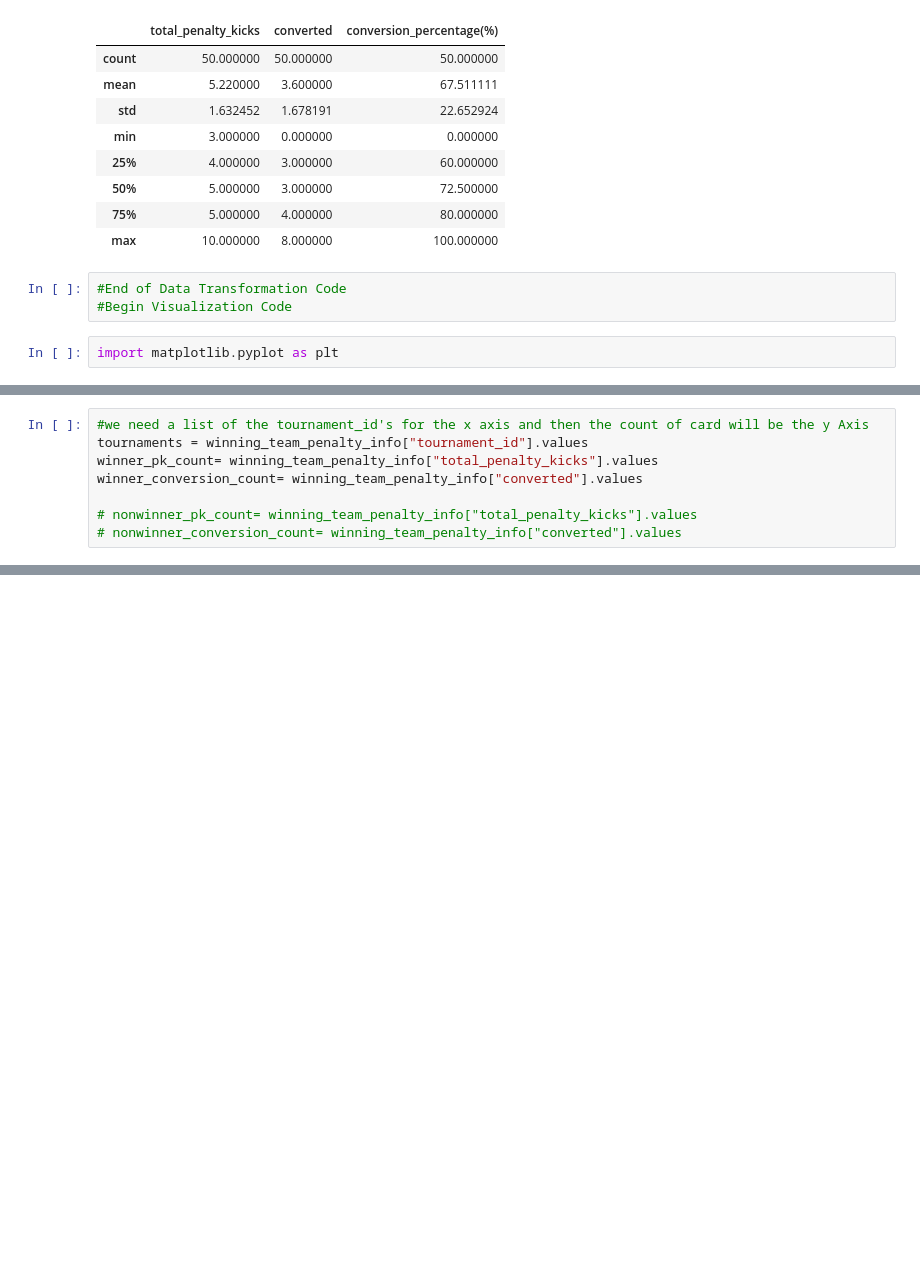
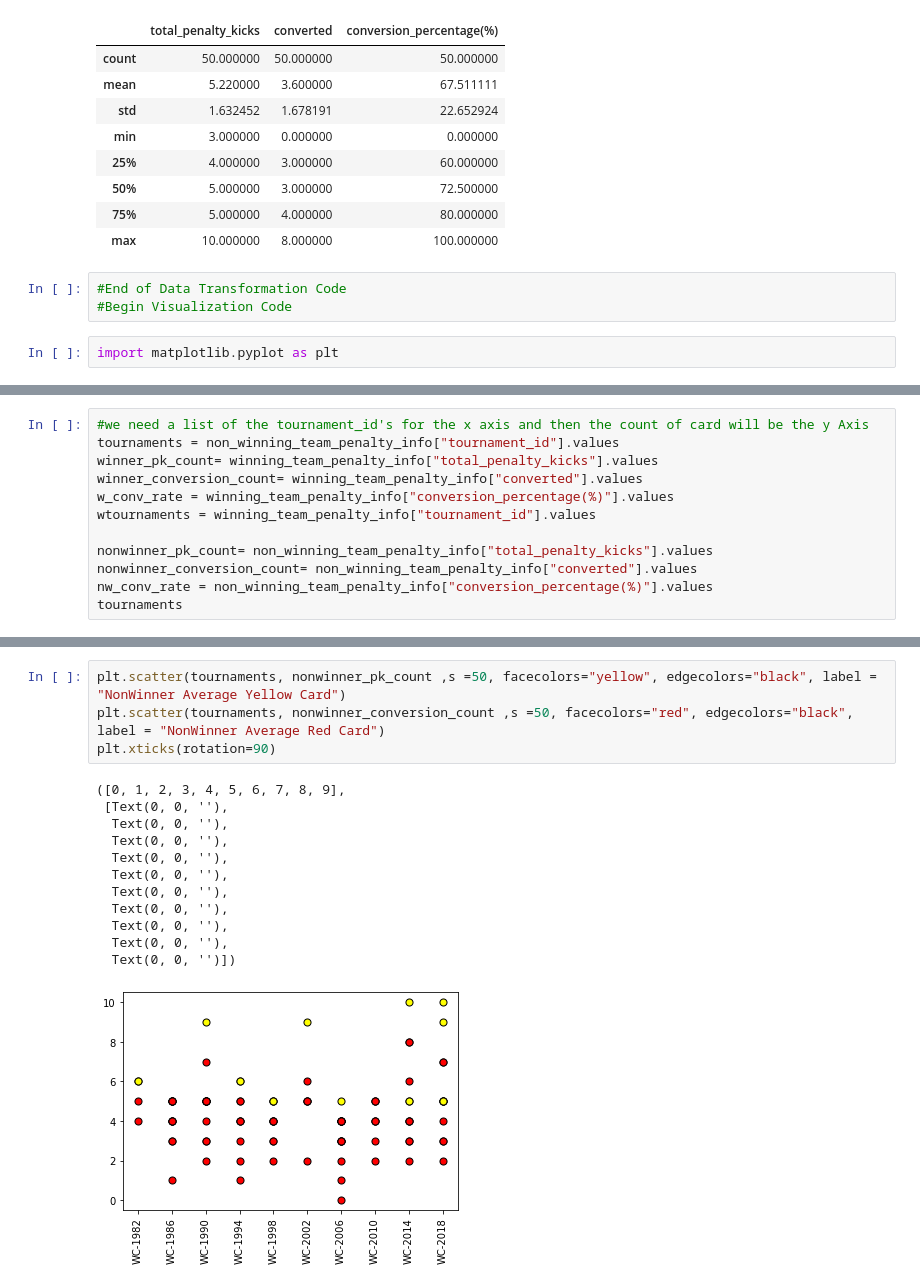
Before and after one commit to NaTaliaebr/Project_1, a Jupyter notebook: data_tranformation/Data_transformation_Q4_with_Visualizations.ipynb, the cells around one changed output, grey strips where cells are left out. Cells and saved outputs as stored; diff of their text form; blank space fills up the shorter version.

```diff
--- a/data_tranformation/Data_transformation_Q4_with_Visualizations.ipynb
+++ b/data_tranformation/Data_transformation_Q4_with_Visualizations.ipynb
@@ -137,8 +141,12 @@ import matplotlib.pyplot as plt
 # %%
 #we need a list of the tournament_id's for the x axis and then the count of card will be the y Axis
-tournaments = winning_team_penalty_info["tournament_id"].values
+tournaments = non_winning_team_penalty_info["tournament_id"].values
 winner_pk_count= winning_team_penalty_info["total_penalty_kicks"].values
 winner_conversion_count= winning_team_penalty_info["converted"].values
+w_conv_rate = winning_team_penalty_info["conversion_percentage(%)"].values
+wtournaments = winning_team_penalty_info["tournament_id"].values
 
-# nonwinner_pk_count= winning_team_penalty_info["total_penalty_kicks"].values
-# nonwinner_conversion_count= winning_team_penalty_info["converted"].values
+nonwinner_pk_count= non_winning_team_penalty_info["total_penalty_kicks"].values
+nonwinner_conversion_count= non_winning_team_penalty_info["converted"].values
+nw_conv_rate = non_winning_team_penalty_info["conversion_percentage(%)"].values
+tournaments
@@ -164,0 +201,17 @@ plt.show()
+# %%
+plt.scatter(tournaments, nonwinner_pk_count ,s =50, facecolors="yellow", edgecolors="black", label = "NonWinner Average Yellow Card")
+plt.scatter(tournaments, nonwinner_conversion_count ,s =50, facecolors="red", edgecolors="black", label = "NonWinner Average Red Card")
+plt.xticks(rotation=90)
+# %% [output]
+([0, 1, 2, 3, 4, 5, 6, 7, 8, 9],
+ [Text(0, 0, ''),
+  Text(0, 0, ''),
+  Text(0, 0, ''),
+  Text(0, 0, ''),
+  Text(0, 0, ''),
+  Text(0, 0, ''),
+  Text(0, 0, ''),
+  Text(0, 0, ''),
+  Text(0, 0, ''),
+  Text(0, 0, '')])
+[figure, added]
```
Also changed, not shown: parts of 5 cells of this notebook, 1 other file.
